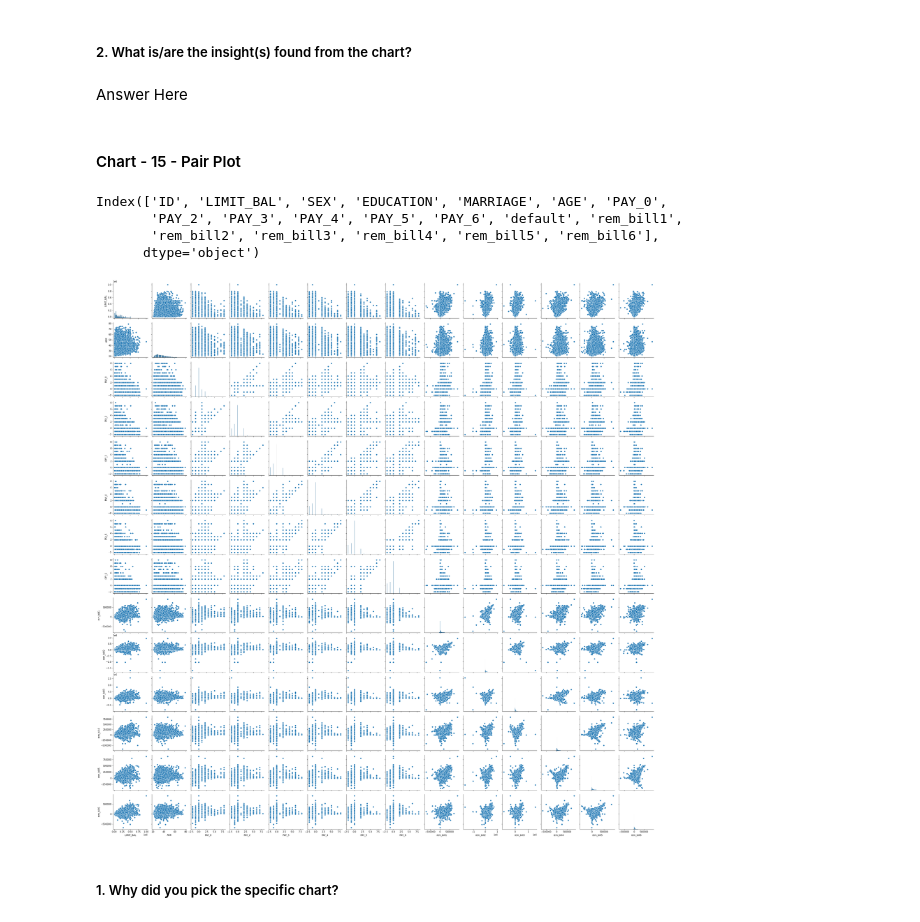
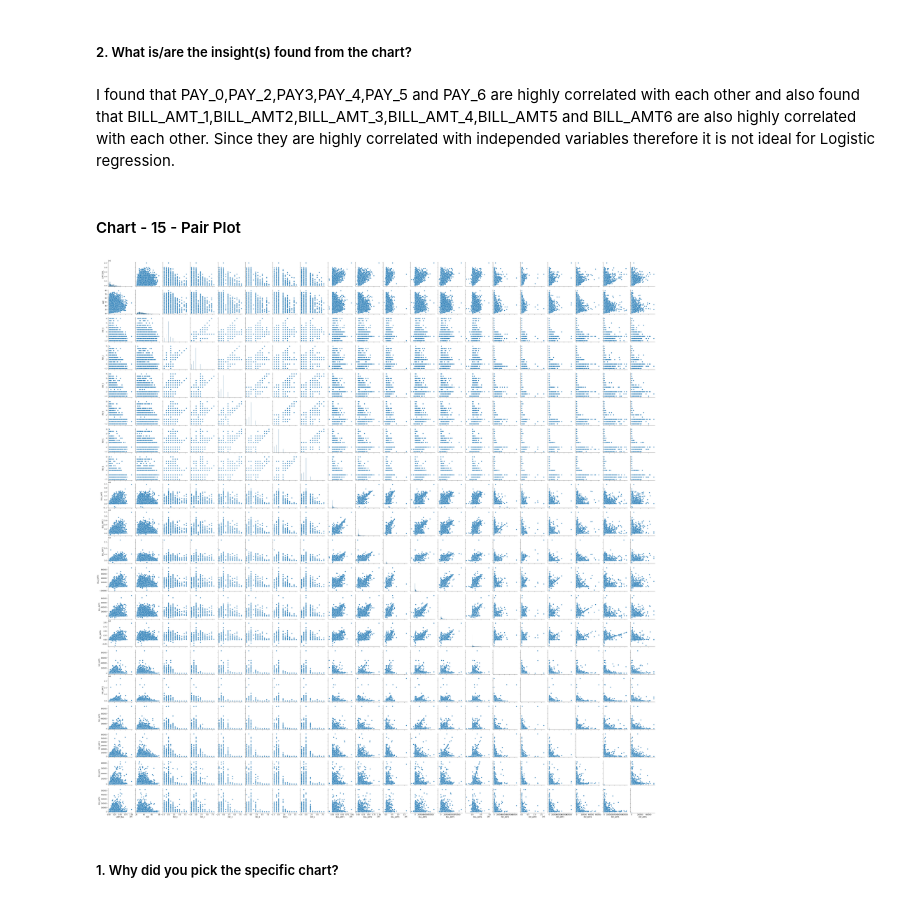
Before and after one commit to mdismailquraishicse/capstone_project_3_classification_creditcard_default, a Jupyter notebook: CreditCardDefaultPrediction.ipynb, the cells around one changed output. Saved outputs shown, nothing was run; the diff lists cells and outputs as text; code cells hidden in the pictures.

```diff
--- a/CreditCardDefaultPrediction.ipynb
+++ b/CreditCardDefaultPrediction.ipynb
@@ -763,26 +775,19 @@ plt.show()
 Correlation map shows relationship between variables therefore I picked this chart to see correlations.
 # %% [markdown]
 ##### 2. What is/are the insight(s) found from the chart?
-# %% [markdown]
-Answer Here
+# %% [markdown]
+I found that PAY_0,PAY_2,PAY3,PAY_4,PAY_5 and  PAY_6 are highly correlated with each other and also found that BILL_AMT_1,BILL_AMT2,BILL_AMT_3,BILL_AMT_4,BILL_AMT5 and BILL_AMT6 are also highly correlated with each other. Since they are highly correlated with independed variables therefore it is not ideal for Logistic regression.
 # %% [markdown]
 #### Chart - 15 - Pair Plot
-# %%
-df1.columns
-# %% [output]
-Index(['ID', 'LIMIT_BAL', 'SEX', 'EDUCATION', 'MARRIAGE', 'AGE', 'PAY_0',
-       'PAY_2', 'PAY_3', 'PAY_4', 'PAY_5', 'PAY_6', 'default', 'rem_bill1',
-       'rem_bill2', 'rem_bill3', 'rem_bill4', 'rem_bill5', 'rem_bill6'],
-      dtype='object')
 # %%
 # Pair Plot visualization code
 pair_cols = ['LIMIT_BAL','AGE','PAY_0','PAY_2','PAY_3','PAY_4','PAY_5','PAY_6','BILL_AMT1','BILL_AMT2','BILL_AMT3','BILL_AMT4','BILL_AMT5','BILL_AMT6',
              'PAY_AMT1','PAY_AMT2','PAY_AMT3','PAY_AMT4','PAY_AMT5','PAY_AMT6']
-pair_cols1 = ['LIMIT_BAL','AGE','PAY_0','PAY_2','PAY_3','PAY_4','PAY_5','PAY_6','rem_bill1','rem_bill2','rem_bill3','rem_bill4','rem_bill5','rem_bill6']
-sns.pairplot(df1[pair_cols1])
+# pair_cols1 = ['LIMIT_BAL','AGE','PAY_0','PAY_2','PAY_3','PAY_4','PAY_5','PAY_6','total_bill_amt','total_paid_amt']
+sns.pairplot(df[pair_cols])
 plt.show()
 # %% [output]
-[figure, old version]
+[figure, new version]
 # %% [markdown]
 ##### 1. Why did you pick the specific chart?
 # %% [markdown]
```
Also changed, not shown: parts of 134 cells of this notebook.
